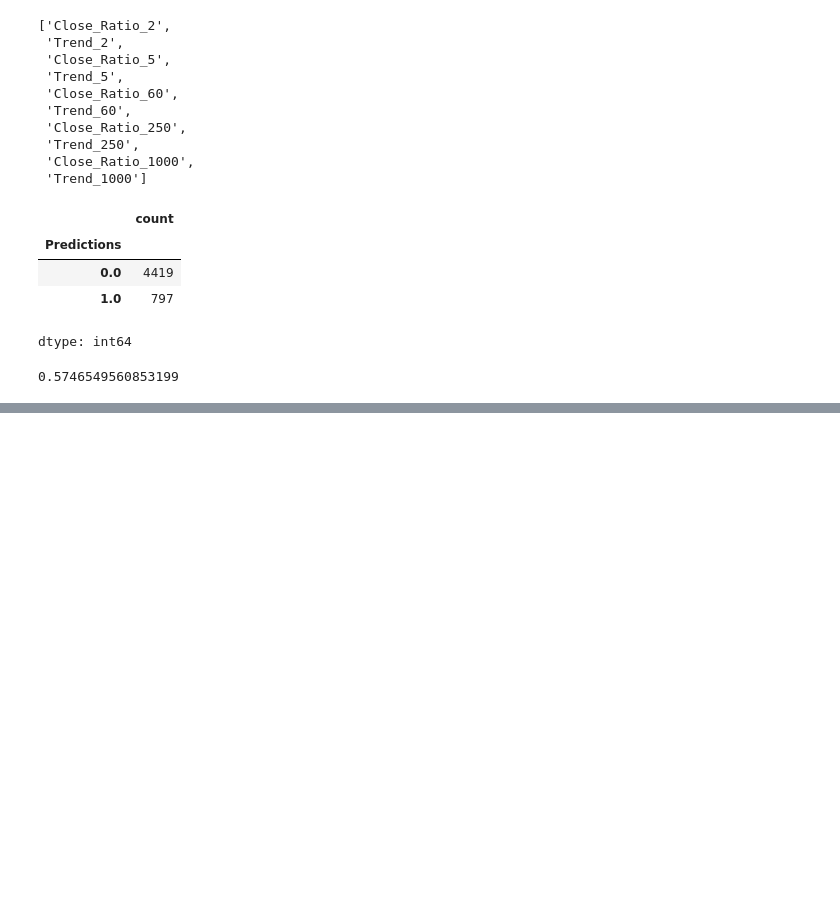
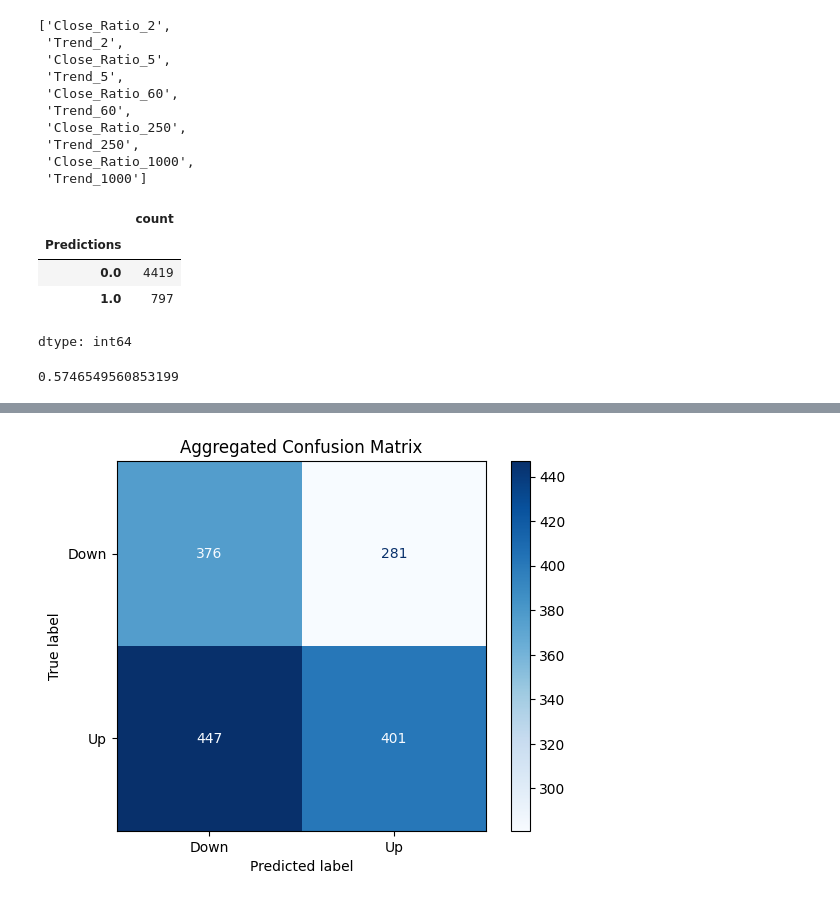
Before and after one commit to brayvid/trading-algorithm, a Jupyter notebook: sp500_forecast.ipynb, the cells around one changed output, grey strips where cells are left out. Saved outputs shown, nothing was run; the diff lists cells and outputs as text; code cells hidden in the pictures; blank space fills up the shorter version.

Commit message:
Testing various models and feature combinations

```diff
--- a/sp500_forecast.ipynb
+++ b/sp500_forecast.ipynb
@@ -167,0 +981,93 @@ precision_score(predictions['Target'], predictions['Predictions'])
+# %%
+import yfinance as yf
+import pandas_datareader.data as web
+from datetime import datetime
+import pandas as pd
+from sklearn.model_selection import TimeSeriesSplit
+from sklearn.ensemble import RandomForestClassifier
+from sklearn.metrics import confusion_matrix, classification_report, ConfusionMatrixDisplay
+import matplotlib.pyplot as plt
+import numpy as np
+
+# Download S&P500 (^GSPC) price history and resample to weekly frequency
+data = yf.Ticker("^GSPC").history(period="max").resample('W').last()
+
+# Basic preprocessing
+data.drop(labels=['Dividends', 'Stock Splits'], axis=1, inplace=True)
+data['Tomorrow'] = data['Close'].shift(-1)
+data['Target'] = (data['Tomorrow'] > data['Close']).astype(int)
+data = data.loc['1990-01-01':].copy()
+
+# Convert the DatetimeIndex of the S&P 500 data to be timezone-naive
+data.index = data.index.tz_localize(None)
+
+# Fetching a conservative selection of economic and market data from FRED and resample to weekly frequency
+start = datetime(1990, 1, 1)
+end = datetime.now()
+
+indicators = {
+    'UNRATE': 'Unemployment Rate',
+    'CPIAUCSL': 'Consumer Price Index (CPI)',
+    'DGS10': '10-Year Treasury Yield',
+    'GDP': 'Gross Domestic Product',
+    'ICSA': 'Jobless Claims'
+}
+
+fred_data = {}
+for indicator, name in indicators.items():
+    try:
+        fred_data[indicator] = web.DataReader(indicator, 'fred', start, end).resample('W').last()
+        # Convert FRED data index to be timezone-naive
+        fred_data[indicator].index = fred_data[indicator].index.tz_localize(None)
+    except Exception as e:
+        print(f"Could not fetch data for {name} ({indicator}): {e}")
+
+# Merge available FRED data into the main dataframe
+for indicator, df in fred_data.items():
+    data = data.merge(df, left_index=True, right_index=True, how='outer')
+
+# Forward fill the missing values that arise due to different frequencies of economic data
+data.ffill(inplace=True)
+
+# Define the predictors (features) conservatively
+predictors = ['Close', 'Volume'] + list(fred_data.keys())
+
+# Prepare the dataset
+X = data[predictors]
+y = data['Target']
+
+# TimeSeriesSplit for backtesting
+tscv = TimeSeriesSplit(n_splits=5)
+
+# Initialize the Random Forest model
+model = RandomForestClassifier(n_estimators=100, random_state=42)
+
+# Initialize arrays to collect predictions and actual values for all folds
+all_y_true = []
+all_y_pred = []
+
+# Perform backtesting and collect predictions
+for train_index, test_index in tscv.split(X):
+    X_train, X_test = X.iloc[train_index], X.iloc[test_index]
+    y_train, y_test = y.iloc[train_index], y.iloc[test_index]
+
+    # Fit the model
+    model.fit(X_train, y_train)
+
+    # Predict
+    y_pred = model.predict(X_test)
+
+    # Collect predictions and actual values
+    all_y_true.extend(y_test)
+    all_y_pred.extend(y_pred)
+
+# Display the confusion matrix using ConfusionMatrixDisplay
+ConfusionMatrixDisplay.from_predictions(all_y_true, all_y_pred, display_labels=['Down', 'Up'], cmap=plt.cm.Blues)
+plt.title('Aggregated Confusion Matrix')
+plt.show()
+
+# Generate and display a classification report
+report = classification_report(all_y_true, all_y_pred, output_dict=True)
+print(pd.DataFrame(report).transpose())
+# %% [output]
+[figure, added]
```
Also changed, not shown: parts of 42 cells of this notebook.
